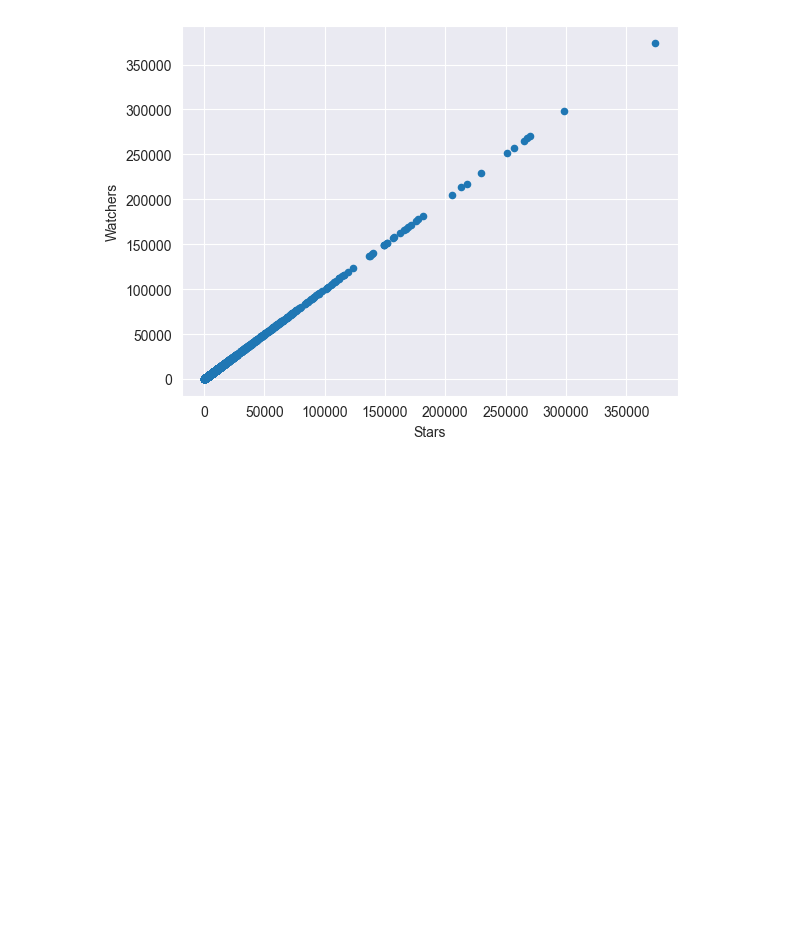
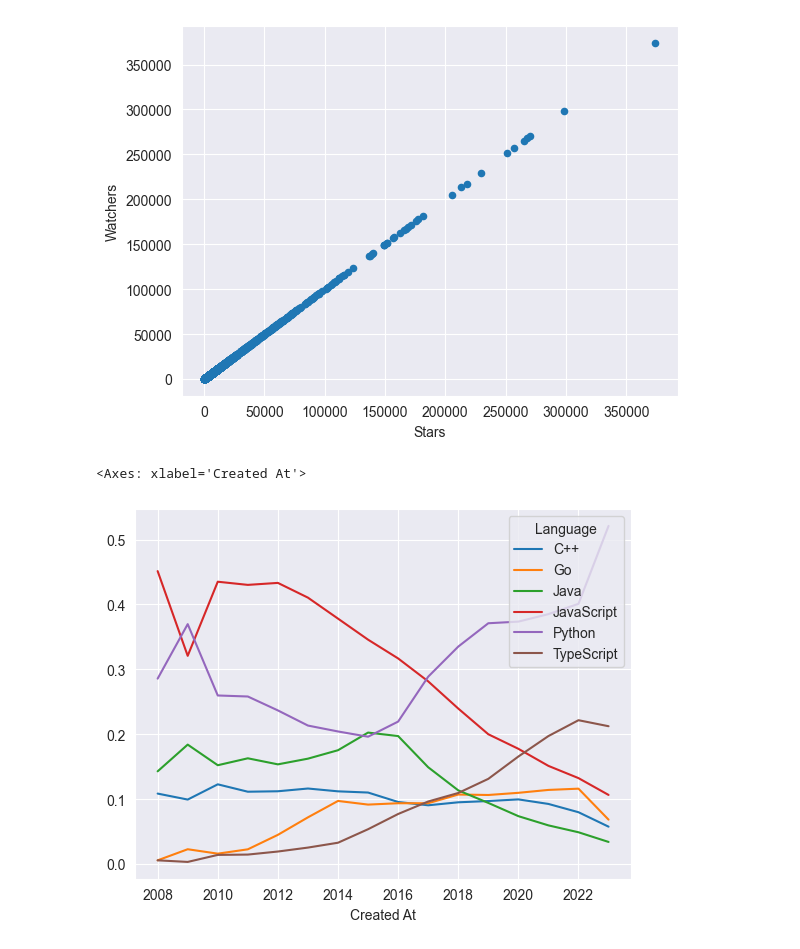
Before and after one commit to xhmyjae/stats-in-space, a Jupyter notebook: tests.ipynb, the cells around one changed output. Drawn from its saved outputs; the diff is of its cells as text; code cells hidden in the pictures; blank space fills up the shorter version.

Commit message:
feat(plots): Add more plots ideas.

```diff
--- a/tests.ipynb
+++ b/tests.ipynb
@@ -103,3 +103,10 @@ data.plot(kind='scatter', x='Stars', y='Watchers')
 # %% [output]
 <Axes: xlabel='Stars', ylabel='Watchers'>
 [figure]
+# %%
+# plot classique avec plusieurs lignes avec en ordonnee le % des 10 langages les plus utilises et en absisse les annees
+topLanguages = data.groupby('Language').filter(lambda x: len(x) > 10000).groupby([data['Created At'].dt.year, 'Language']).size().unstack().apply(lambda x: x / x.sum(), axis=1)
+topLanguages.plot(kind='line')
+# %% [output]
+<Axes: xlabel='Created At'>
+[figure, added]
```
Also changed, not shown: parts of 3 cells of this notebook.
